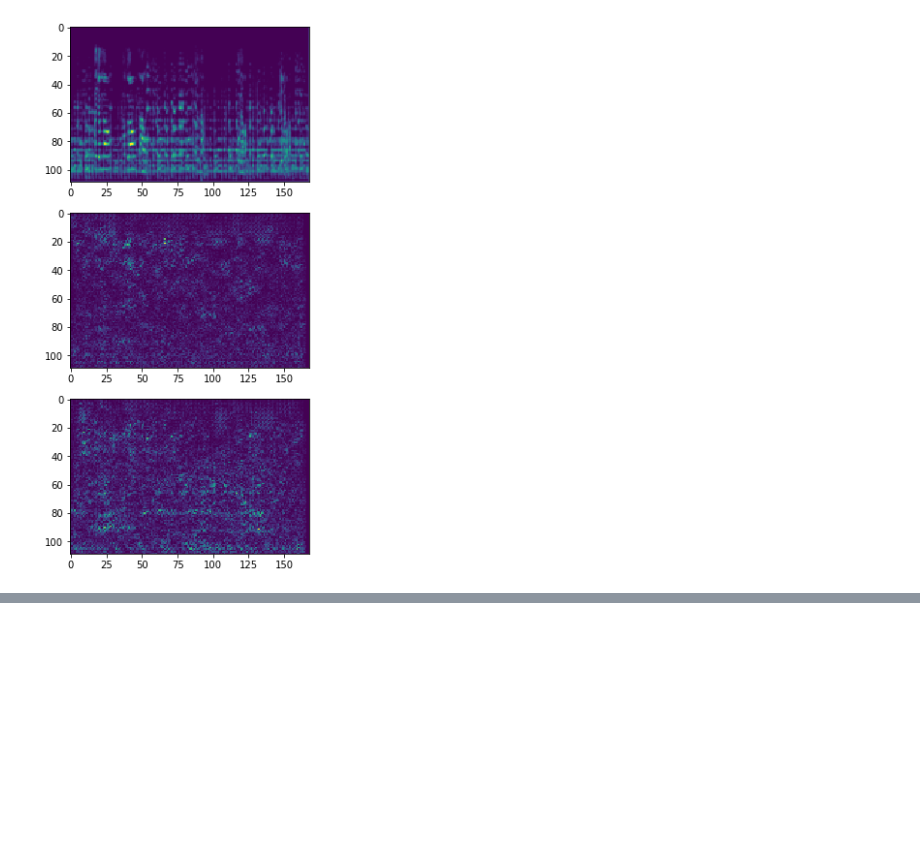
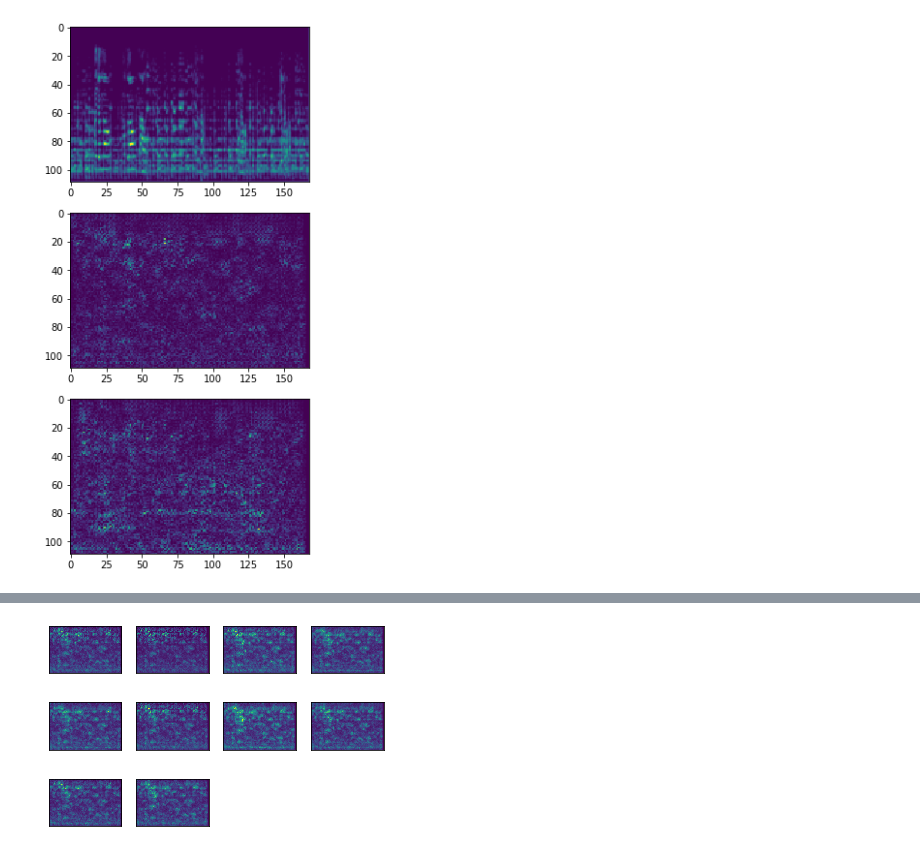
Before and after one commit to boldloop/interpretable-MR, a Jupyter notebook: saliency.ipynb, the cells around one changed output, grey strips where cells are left out. Cells and saved outputs as stored; diff of their text form; code cells hidden in the pictures; blank space fills up the shorter version.

```diff
--- a/saliency.ipynb
+++ b/saliency.ipynb
@@ -119,0 +112,6 @@ test_dataset[0]
+# %%
+sals_from_label = {i: list() for i in range(10)}
+for i in range(len(test_data)):
+    print(i)
+    sals_from_label[int(test_labels[i])].append(make_saliencies(test_data[i], test_labels[i])[0])
+    # orch.sum([make_saliencies(test_data[i], test_labels[i])[0] for i in range(len(test_data))])
@@ -119,0 +136,10 @@ test_dataset[0]
+# %%
+fig, axs = plt.subplots(3, 4, squeeze=True)
+for i in range(10):
+    axs[i // 4, i % 4].imshow(torch.sum(torch.stack(sals_from_label[i]), dim=0))
+    axs[i // 4, i % 4].xaxis.set_visible(False)
+    axs[i // 4, i % 4].yaxis.set_visible(False)
+for i in [10, 11]:
+    axs[i // 4, i % 4].axis('off')
+# %% [output]
+[figure, added]
```
Also changed, not shown: parts of 4 cells of this notebook, 2 other files.
